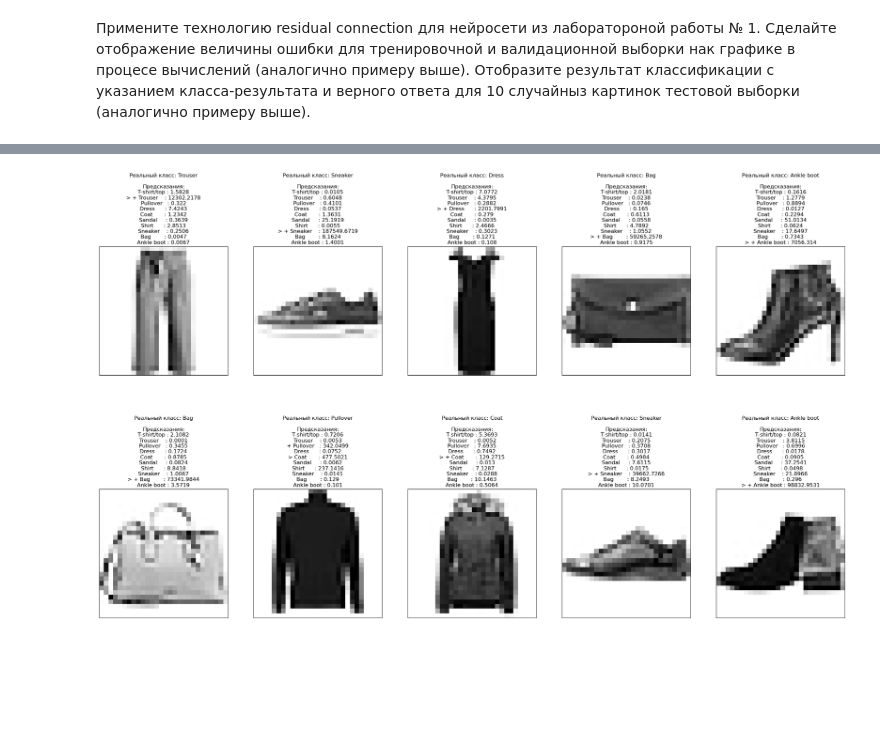
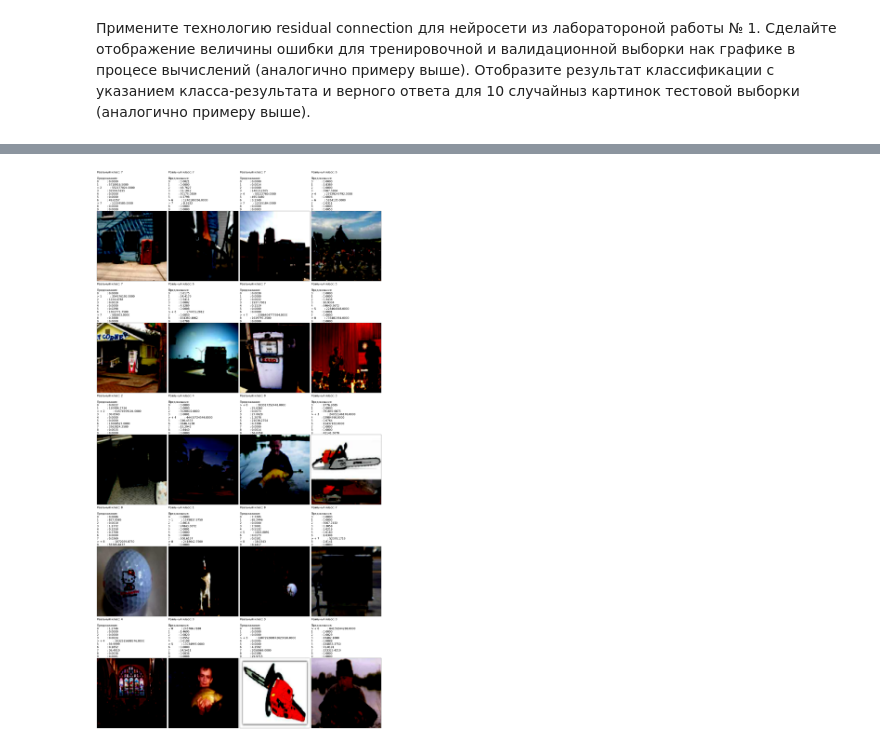
Before and after one commit to yasurev86/-ComputerVision, a Jupyter notebook: LR3.ipynb, the cells around one changed output, grey strips where cells are left out. Drawn from its saved outputs; the diff is of its cells as text; code cells hidden in the pictures; blank space fills up the shorter version.

```diff
--- a/LR3.ipynb
+++ b/LR3.ipynb
@@ -256,27 +241,38 @@ for epoch in range(1, num_epochs + 1):
 # %%
-def show_results(model, h=2, w=5):
+import matplotlib.pyplot as plt
+import torch
+
+def show_results(model, x_test, y_test, h=5, w=4):
     with torch.no_grad():
-        batch_indices = torch.randint(0, X_test.shape[0], (h * w,))
-        batch_probs = model(X_test[batch_indices].to(device)).exp()
+        # Генерируем случайные индексы для тестового набора
+        batch_indices = torch.randint(0, x_test.shape[0], (h * w,))
+        # Получаем вероятности предсказаний от модели
+        batch_probs = model(x_test[batch_indices].to(device)).exp()
 
-        fig, ax = plt.subplots(h, w, figsize=(30, 9 * h))
+        # Создаем фигуру для отображения результатов
+        fig, ax = plt.subplots(h, w, figsize=(30, 12 * h))
         for i in range(h * w):
-            plt.subplot(h, w, i+1)
-            plt.imshow(X_test[batch_indices[i]].cpu().numpy().reshape(28, 28), cmap=plt.cm.Greys)
-            title = f'Реальный класс: {classes[y_test[batch_indices[i]]]}\n\nПредсказания:'
+            plt.subplot(h, w, i + 1)
+            # Отображаем изображение в RGB
+            img = x_test[batch_indices[i]].cpu().permute(1, 2, 0).numpy()  # Изменяем порядок осей с (C, H, W) на (H, W, C)
+            plt.imshow(img)
+
+            # Подготовка заголовка
+            title = f'Реальный класс: {y_test[batch_indices[i]].item()}\n\nПредсказания:'
             y_pred = torch.argmax(batch_probs[i])
-            for j, prob in enumerate(batch_probs[i][:27]):
-                title += '\n{}{}{: <10} : {}'.format(
-                    "" if j!= y_pred else "> ",
-                    "" if j!= y_test[batch_indices[i]] else "+ ",
-                    classes[j],
-                    round(prob.item(), 4),
+            for j, prob in enumerate(batch_probs[i]):
+                title += '\n{}{}{: <10} : {:.4f}'.format(
+                    "" if j != y_pred else "> ",
+                    "" if j != y_test[batch_indices[i]].item() else "+ ",
+                    j,
+                    prob.item(),
                 )
 
-            plt.title(title)
-            plt.xticks([])
-            plt.yticks([])
+            plt.title(title, fontsize='20', loc='left')
+            plt.xticks([])  # Убираем метки по оси x
+            plt.yticks([])  # Убираем метки по оси y
+        plt.tight_layout()  # Чтобы избежать наложения заголовков
         plt.show()
 # %%
-show_results(lenet5)
+show_results(model, x_test, y_test)
 # %% [output]
@@ -283 +299 @@ show_results(lenet5)
-[figure, old version]
+[figure, new version]
```
Also changed, not shown: parts of 18 cells of this notebook, 1 other file.
